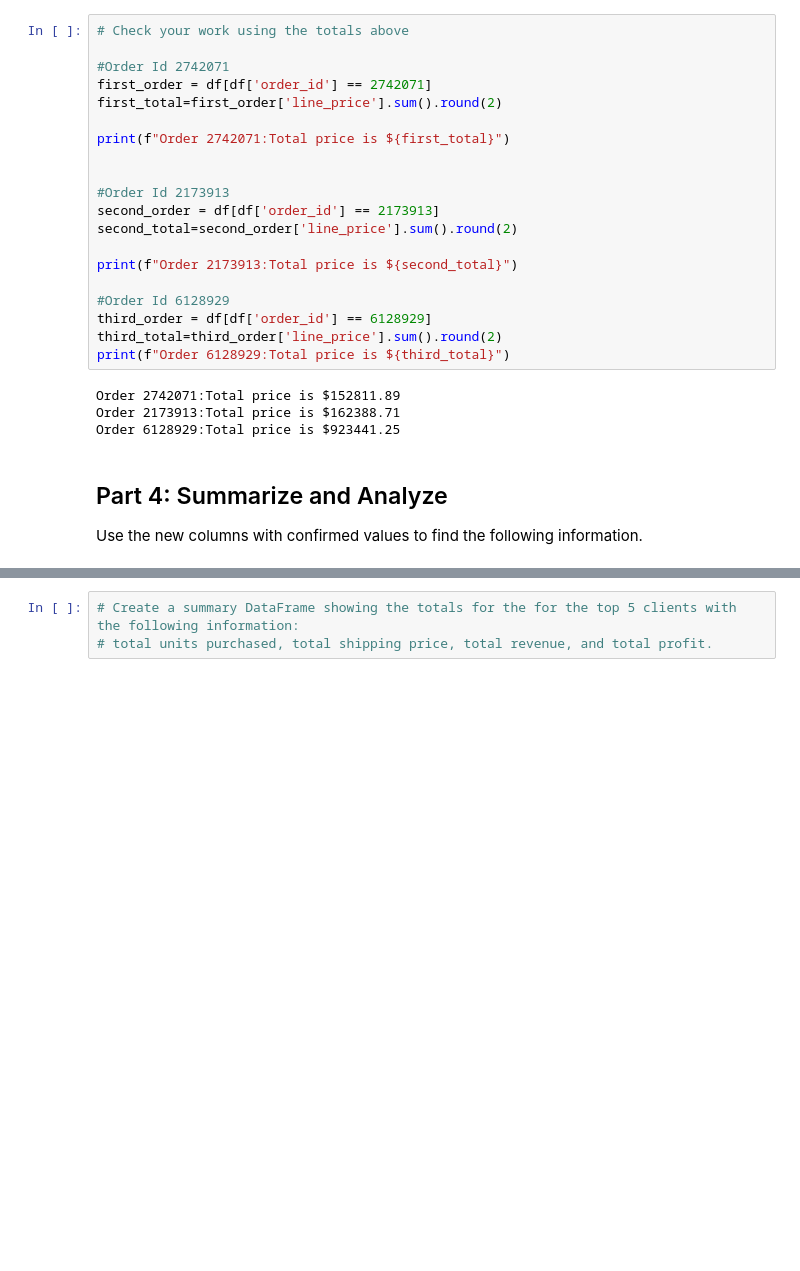
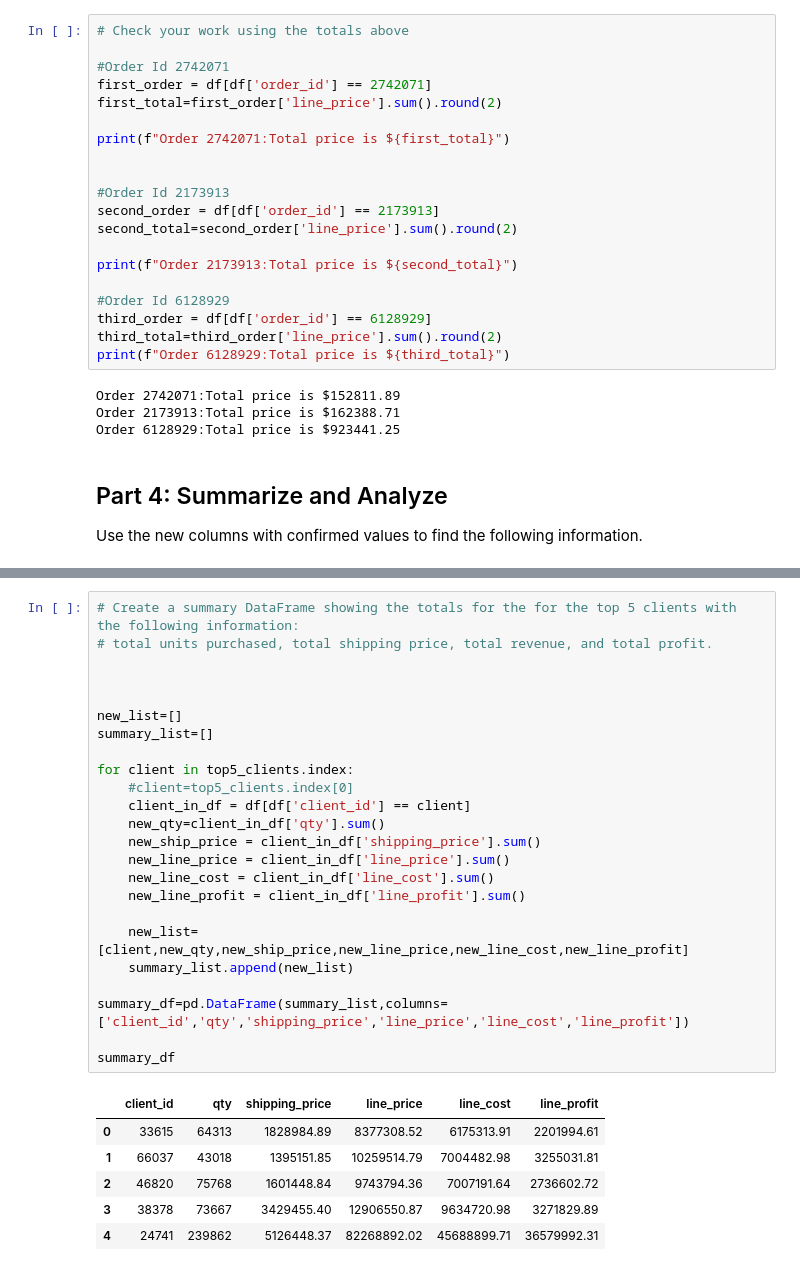
Before and after one commit to maadhuvijay/pandas-challenge-1, a Jupyter notebook: Starter_Code/wholesale_data_analysis_starter_code.ipynb, the cells around one changed output, grey strips where cells are left out. Cells and saved outputs as stored; diff of their text form; blank space fills up the shorter version.

```diff
--- a/Starter_Code/wholesale_data_analysis_starter_code.ipynb
+++ b/Starter_Code/wholesale_data_analysis_starter_code.ipynb
@@ -234,6 +246,34 @@ Use the new columns with confirmed values to find the following information.
 # %%
 # Create a summary DataFrame showing the totals for the for the top 5 clients with the following information:
 # total units purchased, total shipping price, total revenue, and total profit.
+
+
+
+new_list=[]
+summary_list=[]
+
+for client in top5_clients.index:
+    #client=top5_clients.index[0]
+    client_in_df = df[df['client_id'] == client]
+    new_qty=client_in_df['qty'].sum()
+    new_ship_price = client_in_df['shipping_price'].sum()
+    new_line_price = client_in_df['line_price'].sum()
+    new_line_cost = client_in_df['line_cost'].sum()
+    new_line_profit = client_in_df['line_profit'].sum()
+
+    new_list=[client,new_qty,new_ship_price,new_line_price,new_line_cost,new_line_profit]
+    summary_list.append(new_list)
+
+summary_df=pd.DataFrame(summary_list,columns=['client_id','qty','shipping_price','line_price','line_cost','line_profit'])
+
+summary_df
+# %% [output]
+|  | client_id | qty | shipping_price | line_price | line_cost | line_profit |
+| 0 | 33615 | 64313 | 1828984.89 | 8377308.52 | 6175313.91 | 2201994.61 |
+| 1 | 66037 | 43018 | 1395151.85 | 10259514.79 | 7004482.98 | 3255031.81 |
+| 2 | 46820 | 75768 | 1601448.84 | 9743794.36 | 7007191.64 | 2736602.72 |
+| 3 | 38378 | 73667 | 3429455.40 | 12906550.87 | 9634720.98 | 3271829.89 |
+| 4 | 24741 | 239862 | 5126448.37 | 82268892.02 | 45688899.71 | 36579992.31 |
 # %%
 # Format the data and rename the columns to names suitable for presentation.
 
```
Also changed, not shown: parts of 3 cells of this notebook.
